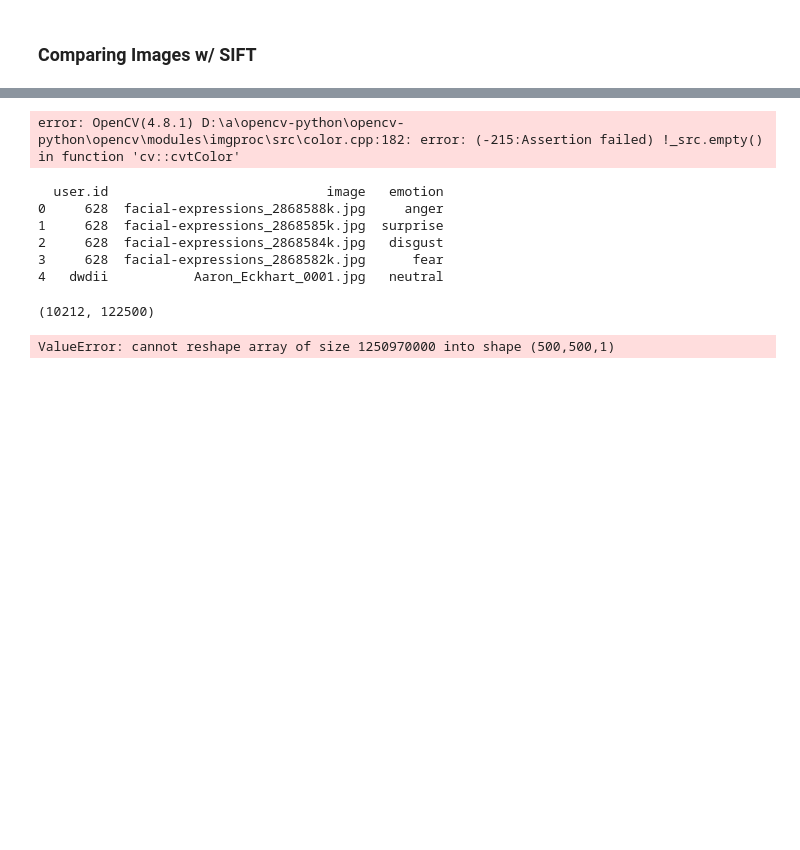
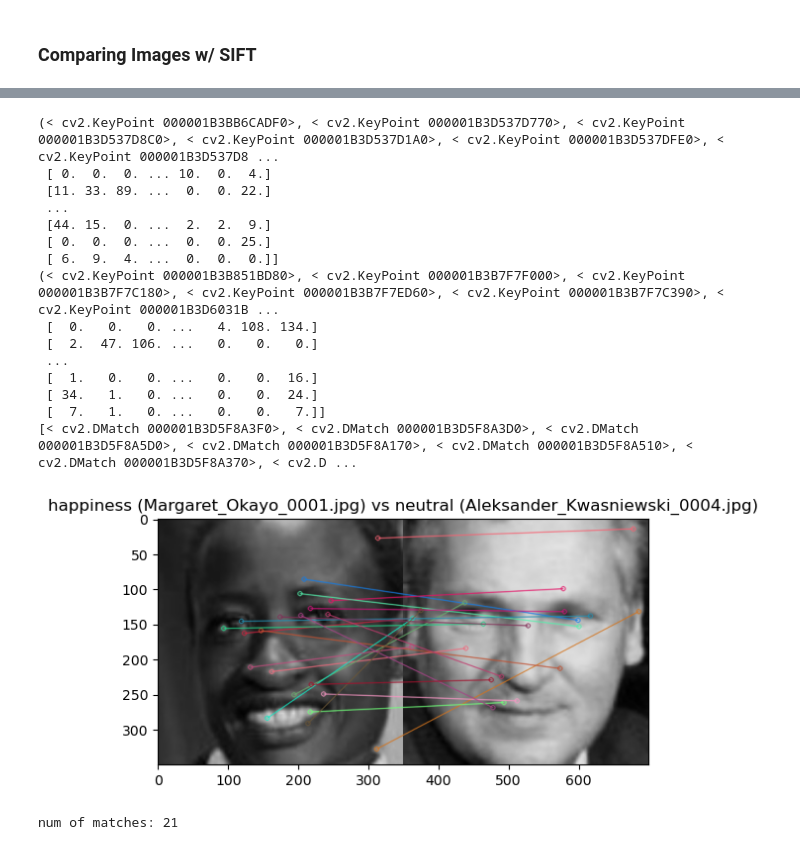
Before and after one commit to brandonkeung/Emotion-Recognition, a Jupyter notebook: cnn-emotion detection.ipynb, the cells around one changed output, grey strips where cells are left out. Drawn from its saved outputs; the diff is of its cells as text; code cells hidden in the pictures; blank space fills up the shorter version.

```diff
--- a/cnn-emotion detection.ipynb
+++ b/cnn-emotion detection.ipynb
@@ -214,7 +546,7 @@ error: OpenCV(4.8.1) D:\a\opencv-python\opencv-python\opencv\modules\imgproc\src
 iter = 0
 while True:
     iter += 1
-    if iter == 5:
+    if iter == 2:
         break
 
     sample = facial_df[facial_df['emotion']=="happiness"]['image'].sample(1).values
@@ -226,67 +558,50 @@ while True:
     #reading images
     img1 = cv2.imread(img1)
     img2 = cv2.imread(img2)
 
     img1 = cv2.cvtColor(img1, cv2.COLOR_BGR2GRAY)
     img2 = cv2.cvtColor(img2, cv2.COLOR_BGR2GRAY)
 
     #sift
     sift = cv2.SIFT_create() # creates a sift object
 
     keypoints_1, descriptors_1 = sift.detectAndCompute(img1,None)
     keypoints_2, descriptors_2 = sift.detectAndCompute(img2,None)
 
-
+    print(keypoints_1, descriptors_1)
+    print(keypoints_2, descriptors_2)
     #feature matching
     bf = cv2.BFMatcher(cv2.NORM_L1, crossCheck=True)
 
     matches = bf.match(descriptors_1,descriptors_2)
     matches = sorted(matches, key = lambda x:x.distance)
-
+    print(matches)
     img3 = cv2.drawMatches(img1, keypoints_1, img2, keypoints_2, matches[:50], img2, flags=2)
     plt.title(f"happiness ({sample[0]}) vs neutral ({sample2[0]})")
     plt.imshow(img3),plt.show()
 
     print("num of matches:", len(matches))
 
 
 # over 50
 # test 1: avg = 21.94
 # test 2: avg = 22.9
 # test 3: avg = 24
 # %% [output]
-error: OpenCV(4.8.1) D:\a\opencv-python\opencv-python\opencv\modules\imgproc\src\color.cpp:182: error: (-215:Assertion failed) !_src.empty() in function 'cv::cvtColor'
+(< cv2.KeyPoint 000001B3BB6CADF0>, < cv2.KeyPoint 000001B3D537D770>, < cv2.KeyPoint 000001B3D537D8C0>, < cv2.KeyPoint 000001B3D537D1A0>, < cv2.KeyPoint 000001B3D537DFE0>, < cv2.KeyPoint 000001B3D537D8 ...
+ [ 0.  0.  0. ... 10.  0.  4.]
+ [11. 33. 89. ...  0.  0. 22.]
+ ...
+ [44. 15.  0. ...  2.  2.  9.]
+ [ 0.  0.  0. ...  0.  0. 25.]
+ [ 6.  9.  4. ...  0.  0.  0.]]
+(< cv2.KeyPoint 000001B3B851BD80>, < cv2.KeyPoint 000001B3B7F7F000>, < cv2.KeyPoint 000001B3B7F7C180>, < cv2.KeyPoint 000001B3B7F7ED60>, < cv2.KeyPoint 000001B3B7F7C390>, < cv2.KeyPoint 000001B3D6031B ...
+ [  0.   0.   0. ...   4. 108. 134.]
+ [  2.  47. 106. ...   0.   0.   0.]
+ ...
+ [  1.   0.   0. ...   0.   0.  16.]
+ [ 34.   1.   0. ...   0.   0.  24.]
+ [  7.   1.   0. ...   0.   0.   7.]]
+[< cv2.DMatch 000001B3D5F8A3F0>, < cv2.DMatch 000001B3D5F8A3D0>, < cv2.DMatch 000001B3D5F8A5D0>, < cv2.DMatch 000001B3D5F8A170>, < cv2.DMatch 000001B3D5F8A510>, < cv2.DMatch 000001B3D5F8A370>, < cv2.D ...
+[figure, added]
+num of matches: 21
-# %%
-# Paths to your directories
-images_directory = 'facial_expressions-master/images'   # images
-data_directory = 'facial_expressions-master/data'       # data
-
-# Load legend.csv file
-csv_file_path = os.path.join(data_directory, 'legend-fixed.csv')
-data = pd.read_csv(csv_file_path)
-
-# Display the first few rows of the CSV data to understand its structure
-print(data.head())
-
-# Load images and corresponding labels
-image_data = []
-labels = []
-
-for index, row in tqdm(data.iterrows(), total=len(data)):
-    image_name = row['image']  # Assuming 'Image' is the column containing image names
-    image_path = os.path.join(images_directory, image_name)
-
-    with Image.open(image_path) as image:
-
-        if image.size == (350, 350):  # Assuming you want images with dimensions 350x350
-            # Append image data and label to lists
-            image_data.append(image.copy())  # Make a copy to keep the original file closed
-            labels.append(row['emotion'])
-        # image.close()
-# %% [output]
-  user.id                            image   emotion
-0     628  facial-expressions_2868588k.jpg     anger
-1     628  facial-expressions_2868585k.jpg  surprise
-2     628  facial-expressions_2868584k.jpg   disgust
-3     628  facial-expressions_2868582k.jpg      fear
-4   dwdii           Aaron_Eckhart_0001.jpg   neutral
@@ -343,15 +607,0 @@ def build_cnn(filter, kernel, img_width, img_height, img_channels, num_classes):
-# %%
-print(X_train.shape)
-X_train = np.array(X_train)
-y_train = np.array(y_train)
-X_test = np.array(X_test)
-y_test = np.array(y_test)
-X_train = X_train.reshape(-1, img_width, img_height, img_channels)
-X_test = X_test.reshape(-1, img_width, img_height, img_channels)
-batch_size = 32
-epochs = 100
-model = build_cnn(filter, kernel, img_width, img_height, img_channels, num_classes)
-history = model.fit(X_train, y_train, epochs=100, batch_size=32, validation_data=(X_test, y_test))
-# %% [output]
-(10212, 122500)
-ValueError: cannot reshape array of size 1250970000 into shape (500,500,1)
```
Also changed, not shown: parts of 51 cells of this notebook.
